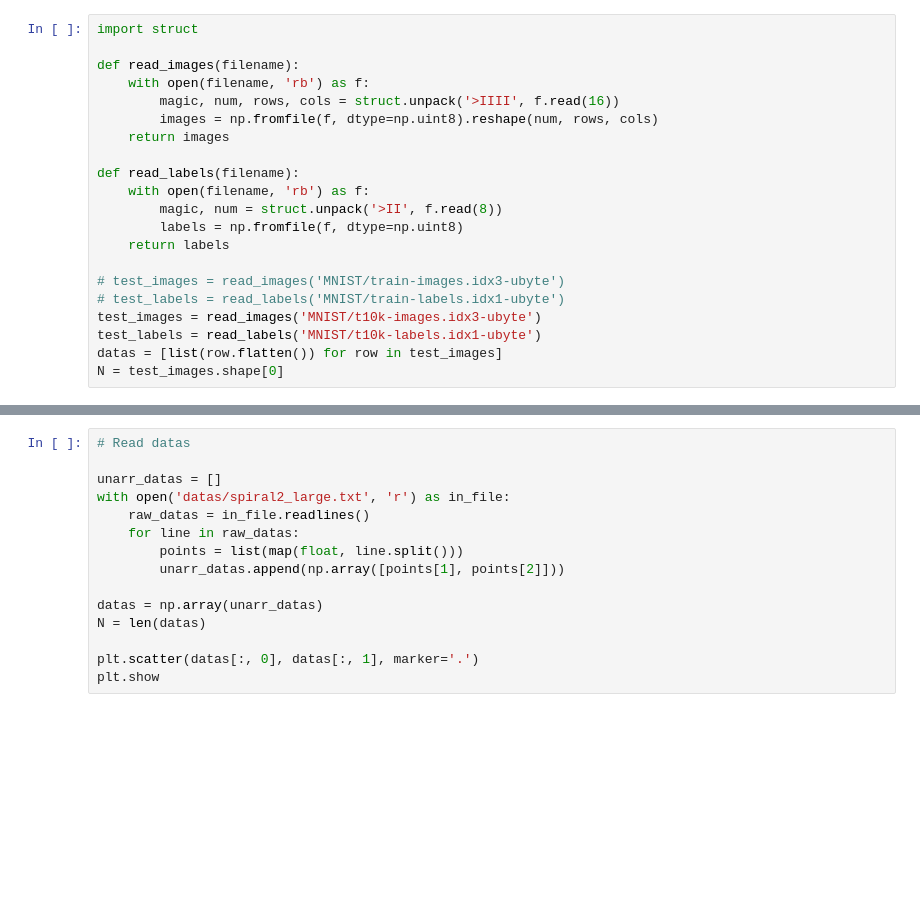
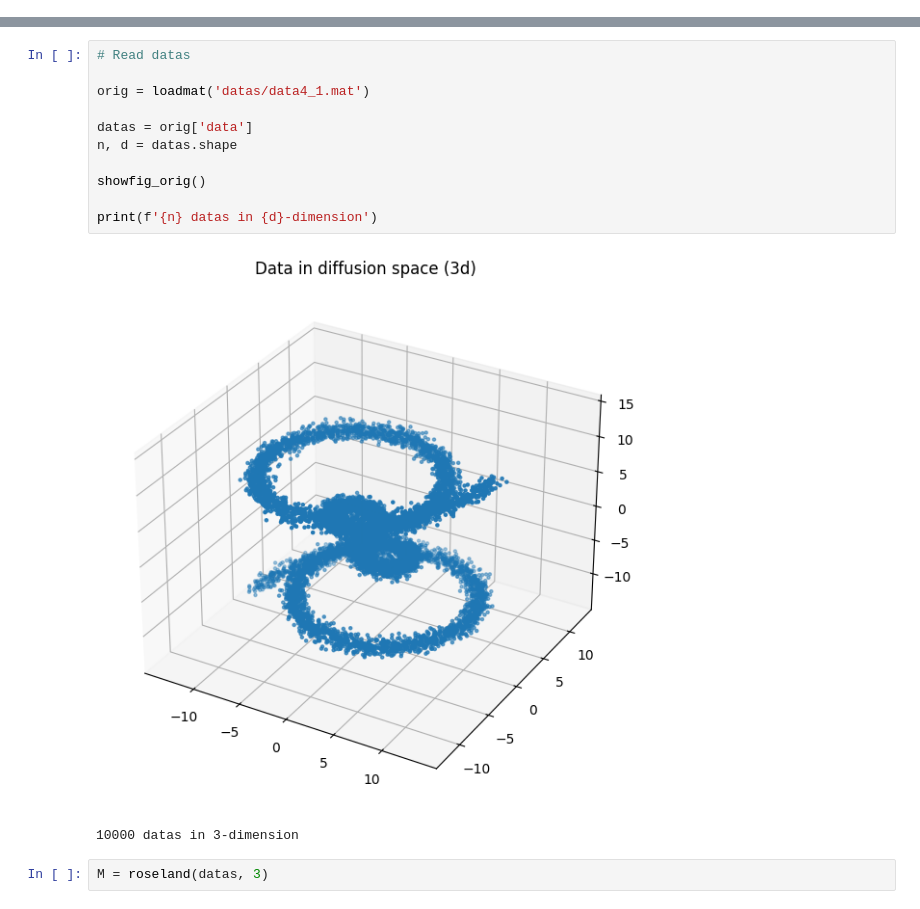
Before and after one commit to Super-eg/Manifold-Learning, a Jupyter notebook: main.ipynb, the cells around one changed output, grey strips where cells are left out. Drawn from its saved outputs; the diff is of its cells as text; blank space fills up the shorter version.

Commit message:
roseland

```diff
--- a/main.ipynb
+++ b/main.ipynb
@@ -7,24 +9,3 @@ from sklearn.cluster import KMeans
 # %% [output]
 %pylab is deprecated, use %matplotlib inline and import the required libraries.
 Populating the interactive namespace from numpy and matplotlib
-# %%
-import struct
-
-def read_images(filename):
-    with open(filename, 'rb') as f:
-        magic, num, rows, cols = struct.unpack('>IIII', f.read(16))
-        images = np.fromfile(f, dtype=np.uint8).reshape(num, rows, cols)
-    return images
-
-def read_labels(filename):
-    with open(filename, 'rb') as f:
-        magic, num = struct.unpack('>II', f.read(8))
-        labels = np.fromfile(f, dtype=np.uint8)
-    return labels
-
-# test_images = read_images('MNIST/train-images.idx3-ubyte')
-# test_labels = read_labels('MNIST/train-labels.idx1-ubyte')
-test_images = read_images('MNIST/t10k-images.idx3-ubyte')
-test_labels = read_labels('MNIST/t10k-labels.idx1-ubyte')
-datas = [list(row.flatten()) for row in test_images]
-N = test_images.shape[0]
@@ -156,15 +111,16 @@ plt.show()
-# %%
-# Read datas
-
-unarr_datas = []
-with open('datas/spiral2_large.txt', 'r') as in_file:
-    raw_datas = in_file.readlines()
-    for line in raw_datas:
-        points = list(map(float, line.split()))
-        unarr_datas.append(np.array([points[1], points[2]]))
-
-datas = np.array(unarr_datas)
-N = len(datas)
-
-plt.scatter(datas[:, 0], datas[:, 1], marker='.')
-plt.show
+# %%
+# Read datas
+
+orig = loadmat('datas/data4_1.mat')
+
+datas = orig['data']
+n, d = datas.shape
+
+showfig_orig()
+
+print(f'{n} datas in {d}-dimension')
+# %% [output]
+[figure, added]
+10000 datas in 3-dimension
+# %%
+M = roseland(datas, 3)
```
Also changed, not shown: parts of 12 cells of this notebook.
